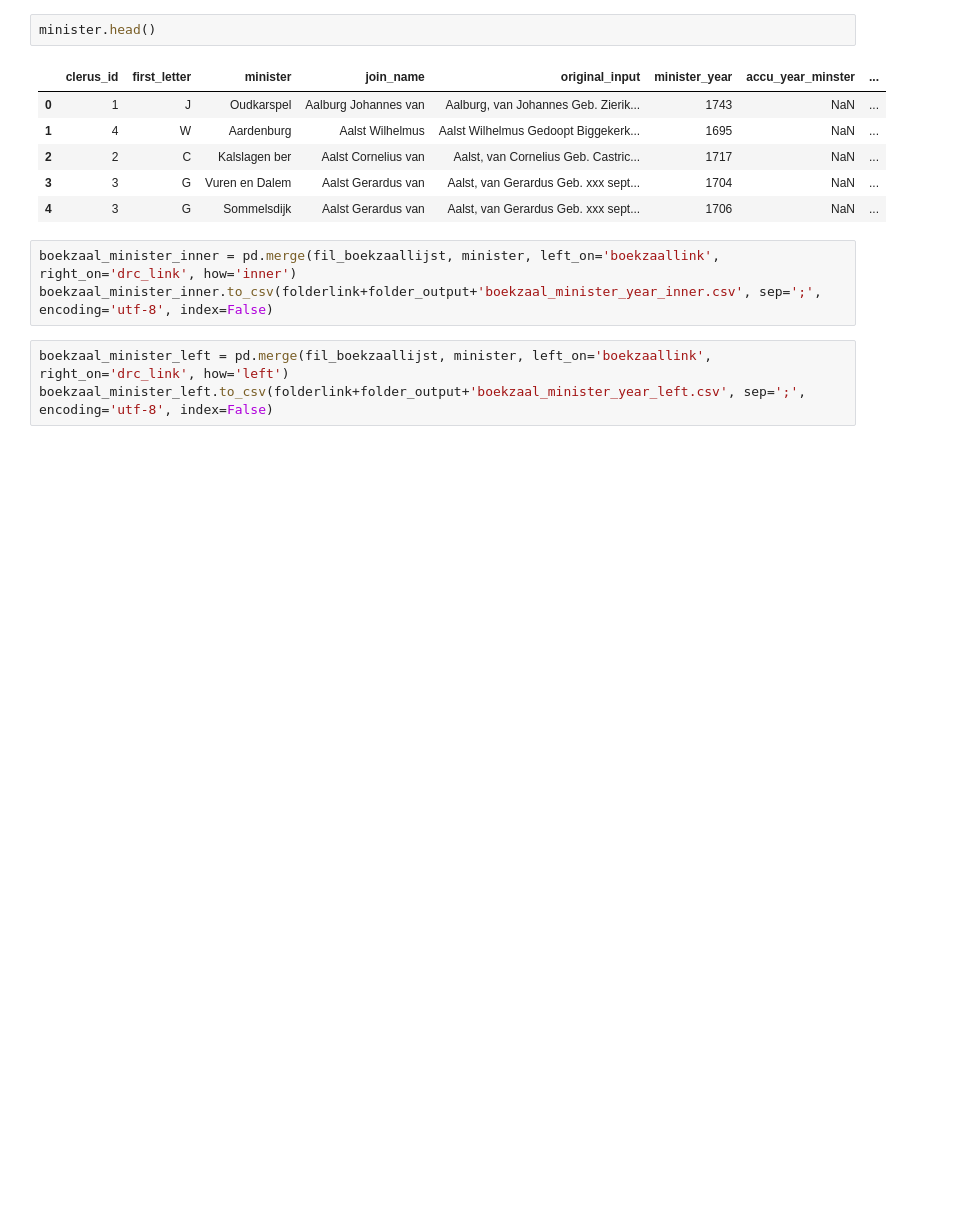
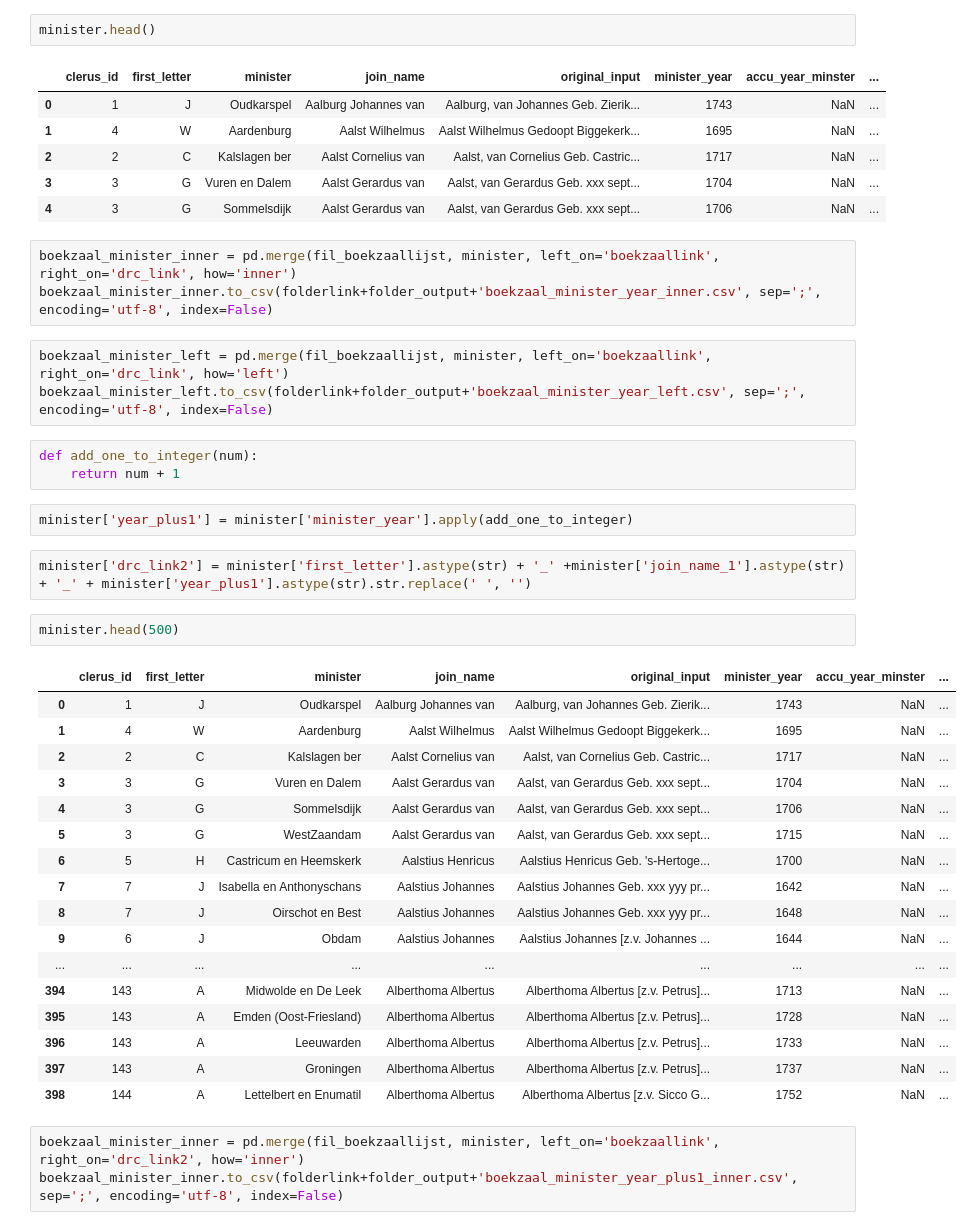
Before and after one commit to DigiDuRe/DigiDuRe, a Jupyter notebook: act5/boekzaallijst.ipynb, the cells around one changed output. Saved outputs shown, nothing was run; the diff lists cells and outputs as text; blank space fills up the shorter version.

Commit message:
update boekzaallijst

```diff
--- a/act5/boekzaallijst.ipynb
+++ b/act5/boekzaallijst.ipynb
@@ -102,3 +102,33 @@ boekzaal_minister_inner.to_csv(folderlink+folder_output+'boekzaal_minister_year_
 # %%
 boekzaal_minister_left = pd.merge(fil_boekzaallijst, minister, left_on='boekzaallink', right_on='drc_link', how='left')
 boekzaal_minister_left.to_csv(folderlink+folder_output+'boekzaal_minister_year_left.csv', sep=';', encoding='utf-8', index=False)
+# %%
+def add_one_to_integer(num):
+    return num + 1
+# %%
+minister['year_plus1'] = minister['minister_year'].apply(add_one_to_integer)
+# %%
+minister['drc_link2'] = minister['first_letter'].astype(str) + '_' +minister['join_name_1'].astype(str) + '_' + minister['year_plus1'].astype(str).str.replace(' ', '')
+# %%
+minister.head(500)
+# %% [output]
+|  | clerus_id | first_letter | minister | join_name | original_input | minister_year | accu_year_minster | ... |
+| 0 | 1 | J | Oudkarspel | Aalburg Johannes van | Aalburg, van Johannes Geb. Zierik... | 1743 | NaN | ... |
+| 1 | 4 | W | Aardenburg | Aalst Wilhelmus | Aalst Wilhelmus Gedoopt Biggekerk... | 1695 | NaN | ... |
+| 2 | 2 | C | Kalslagen ber | Aalst Cornelius van | Aalst, van Cornelius Geb. Castric... | 1717 | NaN | ... |
+| 3 | 3 | G | Vuren en Dalem | Aalst Gerardus van | Aalst, van Gerardus Geb. xxx sept... | 1704 | NaN | ... |
+| 4 | 3 | G | Sommelsdijk | Aalst Gerardus van | Aalst, van Gerardus Geb. xxx sept... | 1706 | NaN | ... |
+| 5 | 3 | G | WestZaandam | Aalst Gerardus van | Aalst, van Gerardus Geb. xxx sept... | 1715 | NaN | ... |
+| 6 | 5 | H | Castricum en Heemskerk | Aalstius Henricus | Aalstius Henricus Geb. 's-Hertoge... | 1700 | NaN | ... |
+| 7 | 7 | J | Isabella en Anthonyschans | Aalstius Johannes | Aalstius Johannes Geb. xxx yyy pr... | 1642 | NaN | ... |
+| 8 | 7 | J | Oirschot en Best | Aalstius Johannes | Aalstius Johannes Geb. xxx yyy pr... | 1648 | NaN | ... |
+| 9 | 6 | J | Obdam | Aalstius Johannes | Aalstius Johannes [z.v. Johannes ... | 1644 | NaN | ... |
+| ... | ... | ... | ... | ... | ... | ... | ... | ... |
+| 394 | 143 | A | Midwolde en De Leek | Alberthoma Albertus | Alberthoma Albertus [z.v. Petrus]... | 1713 | NaN | ... |
+| 395 | 143 | A | Emden (Oost-Friesland) | Alberthoma Albertus | Alberthoma Albertus [z.v. Petrus]... | 1728 | NaN | ... |
+| 396 | 143 | A | Leeuwarden | Alberthoma Albertus | Alberthoma Albertus [z.v. Petrus]... | 1733 | NaN | ... |
+| 397 | 143 | A | Groningen | Alberthoma Albertus | Alberthoma Albertus [z.v. Petrus]... | 1737 | NaN | ... |
+| 398 | 144 | A | Lettelbert en Enumatil | Alberthoma Albertus | Alberthoma Albertus [z.v. Sicco G... | 1752 | NaN | ... |
+# %%
+boekzaal_minister_inner = pd.merge(fil_boekzaallijst, minister, left_on='boekzaallink', right_on='drc_link2', how='inner')
+boekzaal_minister_inner.to_csv(folderlink+folder_output+'boekzaal_minister_year_plus1_inner.csv', sep=';', encoding='utf-8', index=False)
```
